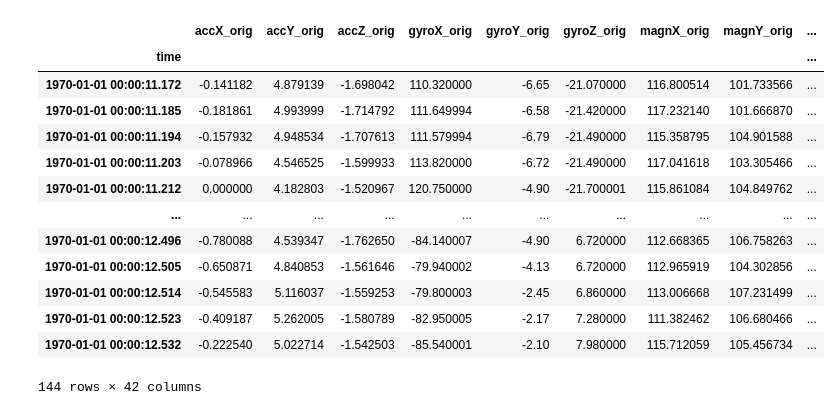
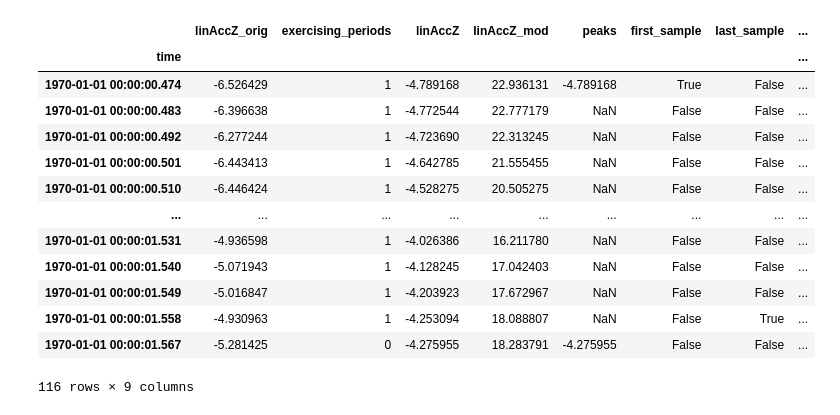
Before and after one commit to fitizens/fatigue_measure, a Jupyter notebook: height/squat_jump.ipynb, the cells around one changed output. Saved outputs shown, nothing was run; the diff lists cells and outputs as text; code cells hidden in the pictures.

```diff
--- a/height/squat_jump.ipynb
+++ b/height/squat_jump.ipynb
@@ -38,7 +100,7 @@ fig.show()
 # %%
 folder_path = "squats"
-file_names = [f"{folder_path}/{name}" for name in os.listdir(folder_path)][0:3]
-signals = ["accX", "accY", "accZ", "gyroX", "gyroY", "gyroZ", "magnX", "magnY", "magnZ", "linAccX", "linAccY", "linAccZ"]
+file_names = [f"{folder_path}/{name}" for name in os.listdir(folder_path)]
+signals = ["linAccZ"]
 
 data_squat, wk_squat = load_training_data(filelist=file_names,
                              signals= signals,
@@ -54,21 +126,21 @@ DataFrame.fillna with 'method' is deprecated and will raise in a future version.
 # %%
-squat = data_squat[4]["series"]
+squat = data_squat[0]["series"]
 squat
 # %% [output]
-|  | accX_orig | accY_orig | accZ_orig | gyroX_orig | gyroY_orig | gyroZ_orig | magnX_orig | magnY_orig | ... |
-| time |  |  |  |  |  |  |  |  | ... |
-| 1970-01-01 00:00:11.172 | -0.141182 | 4.879139 | -1.698042 | 110.320000 | -6.65 | -21.070000 | 116.800514 | 101.733566 | ... |
-| 1970-01-01 00:00:11.185 | -0.181861 | 4.993999 | -1.714792 | 111.649994 | -6.58 | -21.420000 | 117.232140 | 101.666870 | ... |
-| 1970-01-01 00:00:11.194 | -0.157932 | 4.948534 | -1.707613 | 111.579994 | -6.79 | -21.490000 | 115.358795 | 104.901588 | ... |
-| 1970-01-01 00:00:11.203 | -0.078966 | 4.546525 | -1.599933 | 113.820000 | -6.72 | -21.490000 | 117.041618 | 103.305466 | ... |
-| 1970-01-01 00:00:11.212 | 0.000000 | 4.182803 | -1.520967 | 120.750000 | -4.90 | -21.700001 | 115.861084 | 104.849762 | ... |
-| ... | ... | ... | ... | ... | ... | ... | ... | ... | ... |
-| 1970-01-01 00:00:12.496 | -0.780088 | 4.539347 | -1.762650 | -84.140007 | -4.90 | 6.720000 | 112.668365 | 106.758263 | ... |
-| 1970-01-01 00:00:12.505 | -0.650871 | 4.840853 | -1.561646 | -79.940002 | -4.13 | 6.720000 | 112.965919 | 104.302856 | ... |
-| 1970-01-01 00:00:12.514 | -0.545583 | 5.116037 | -1.559253 | -79.800003 | -2.45 | 6.860000 | 113.006668 | 107.231499 | ... |
-| 1970-01-01 00:00:12.523 | -0.409187 | 5.262005 | -1.580789 | -82.950005 | -2.17 | 7.280000 | 111.382462 | 106.680466 | ... |
-| 1970-01-01 00:00:12.532 | -0.222540 | 5.022714 | -1.542503 | -85.540001 | -2.10 | 7.980000 | 115.712059 | 105.456734 | ... |
+|  | linAccZ_orig | exercising_periods | linAccZ | linAccZ_mod | peaks | first_sample | last_sample | ... |
+| time |  |  |  |  |  |  |  | ... |
+| 1970-01-01 00:00:00.474 | -6.526429 | 1 | -4.789168 | 22.936131 | -4.789168 | True | False | ... |
+| 1970-01-01 00:00:00.483 | -6.396638 | 1 | -4.772544 | 22.777179 | NaN | False | False | ... |
+| 1970-01-01 00:00:00.492 | -6.277244 | 1 | -4.723690 | 22.313245 | NaN | False | False | ... |
+| 1970-01-01 00:00:00.501 | -6.443413 | 1 | -4.642785 | 21.555455 | NaN | False | False | ... |
+| 1970-01-01 00:00:00.510 | -6.446424 | 1 | -4.528275 | 20.505275 | NaN | False | False | ... |
+| ... | ... | ... | ... | ... | ... | ... | ... | ... |
+| 1970-01-01 00:00:01.531 | -4.936598 | 1 | -4.026386 | 16.211780 | NaN | False | False | ... |
+| 1970-01-01 00:00:01.540 | -5.071943 | 1 | -4.128245 | 17.042403 | NaN | False | False | ... |
+| 1970-01-01 00:00:01.549 | -5.016847 | 1 | -4.203923 | 17.672967 | NaN | False | False | ... |
+| 1970-01-01 00:00:01.558 | -4.930963 | 1 | -4.253094 | 18.088807 | NaN | False | True | ... |
+| 1970-01-01 00:00:01.567 | -5.281425 | 0 | -4.275955 | 18.283791 | -4.275955 | False | False | ... |
-144 rows × 42 columns
+116 rows × 9 columns
 # %%
 import plotly.express as px
 
```
Also changed, not shown: parts of 11 cells of this notebook, 1 other file.
